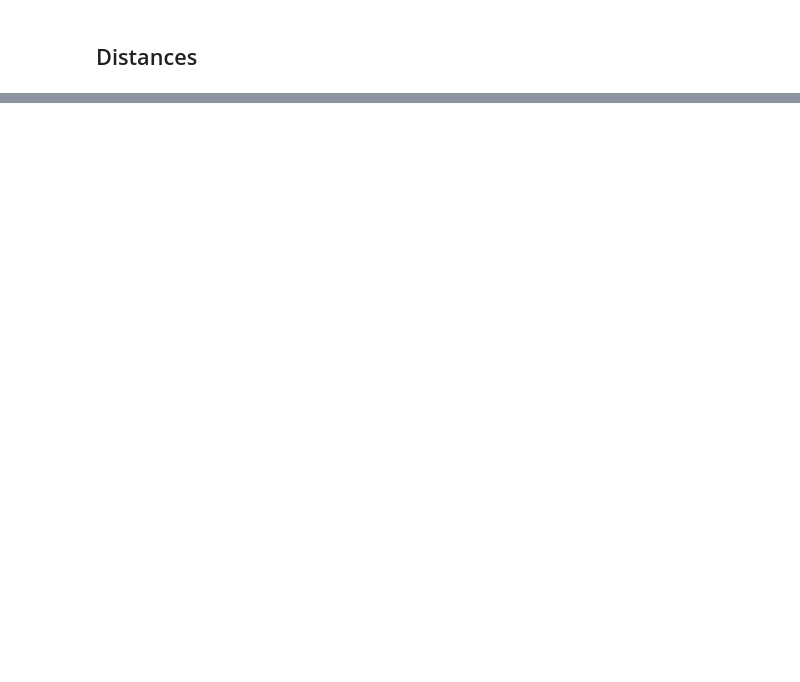
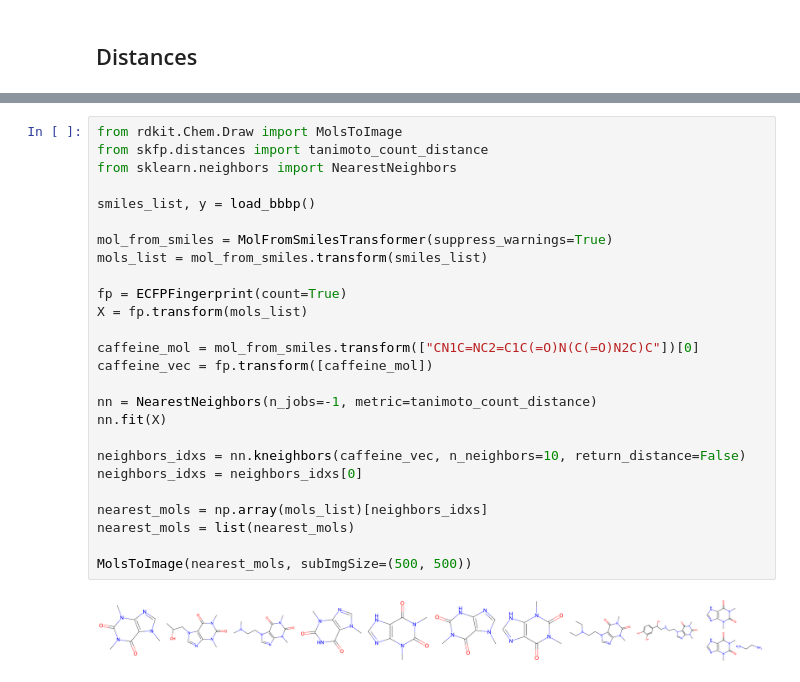
Before and after one commit to j-adamczyk/RDKit_UGM_2025_scikit-fingerprints_workshop, a Jupyter notebook: 01_fingerprints_solution.ipynb, the cells around one changed output, grey strips where cells are left out. Cells and saved outputs as stored; diff of their text form; blank space fills up the shorter version.

```diff
--- a/01_fingerprints_solution.ipynb
+++ b/01_fingerprints_solution.ipynb
@@ -363,0 +541,28 @@ But we can simplify that! With RDKit, you have to do as above: SMILES -> Mol ->
+# %%
+from rdkit.Chem.Draw import MolsToImage
+from skfp.distances import tanimoto_count_distance
+from sklearn.neighbors import NearestNeighbors
+
+smiles_list, y = load_bbbp()
+
+mol_from_smiles = MolFromSmilesTransformer(suppress_warnings=True)
+mols_list = mol_from_smiles.transform(smiles_list)
+
+fp = ECFPFingerprint(count=True)
+X = fp.transform(mols_list)
+
+caffeine_mol = mol_from_smiles.transform(["CN1C=NC2=C1C(=O)N(C(=O)N2C)C"])[0]
+caffeine_vec = fp.transform([caffeine_mol])
+
+nn = NearestNeighbors(n_jobs=-1, metric=tanimoto_count_distance)
+nn.fit(X)
+
+neighbors_idxs = nn.kneighbors(caffeine_vec, n_neighbors=10, return_distance=False)
+neighbors_idxs = neighbors_idxs[0]
+
+nearest_mols = np.array(mols_list)[neighbors_idxs]
+nearest_mols = list(nearest_mols)
+
+MolsToImage(nearest_mols, subImgSize=(500, 500))
+# %% [output]
+[figure, added]
```
Also changed, not shown: parts of 12 cells of this notebook, 1 other file.
